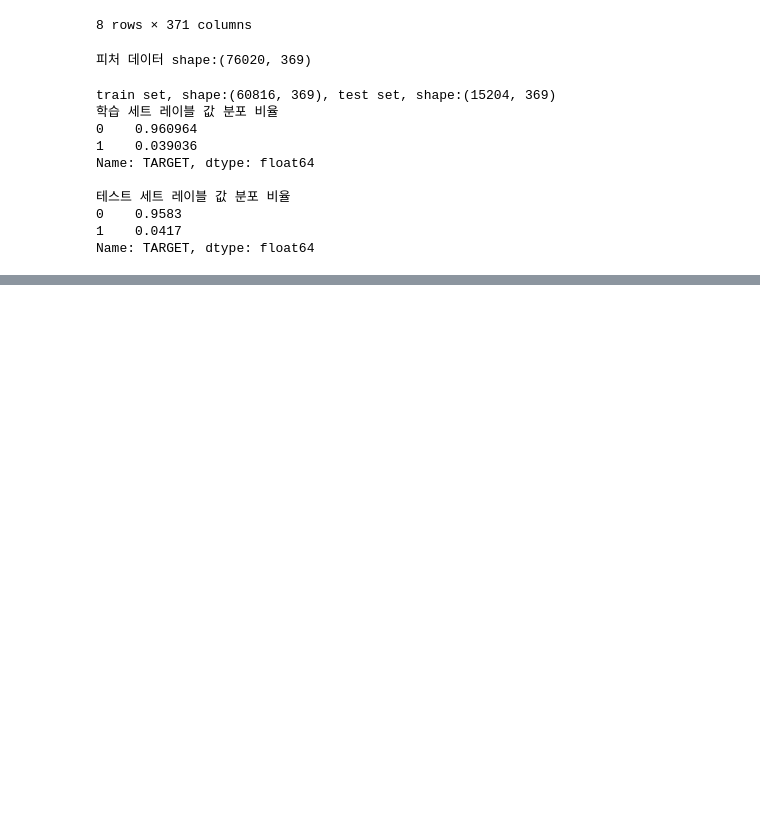
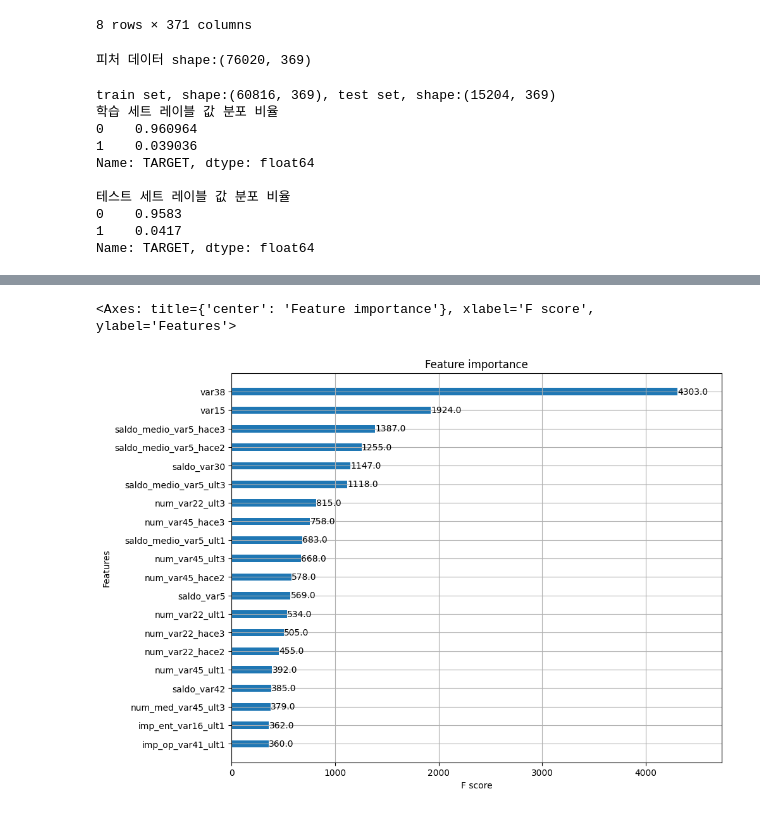
Before and after one commit to Ewha-Euron/5th-Basic-ML, a Jupyter notebook: Euron_ch4_5_11.ipynb, the cells around one changed output, grey strips where cells are left out. Saved outputs shown, nothing was run; the diff lists cells and outputs as text; code cells hidden in the pictures; blank space fills up the shorter version.

```diff
--- a/Euron_ch4_5_11.ipynb
+++ b/Euron_ch4_5_11.ipynb
@@ -704,10 +567,13 @@ print('ROC AUC:{0:.4f}'.format(xgb_roc_score))
 # %%
 from xgboost import plot_importance
 import matplotlib.pyplot as plt
 %matplotlib inline
 
 fig, ax = plt.subplots(1,1,figsize=(10,8))
-plot_importance(xgb_clf, ax=ax, max_num_feature=20, height=0.4)
+plot_importance(xgb_clf, ax=ax, max_num_features=20, height=0.4)
+# %% [output]
+<Axes: title={'center': 'Feature importance'}, xlabel='F score', ylabel='Features'>
+[figure, added]
 # %%
 from lightgbm import LGBMClassifier
 lgbm_clf = LGBMClassifier(n_estimators=500)
```
Also changed, not shown: parts of 43 cells of this notebook.
